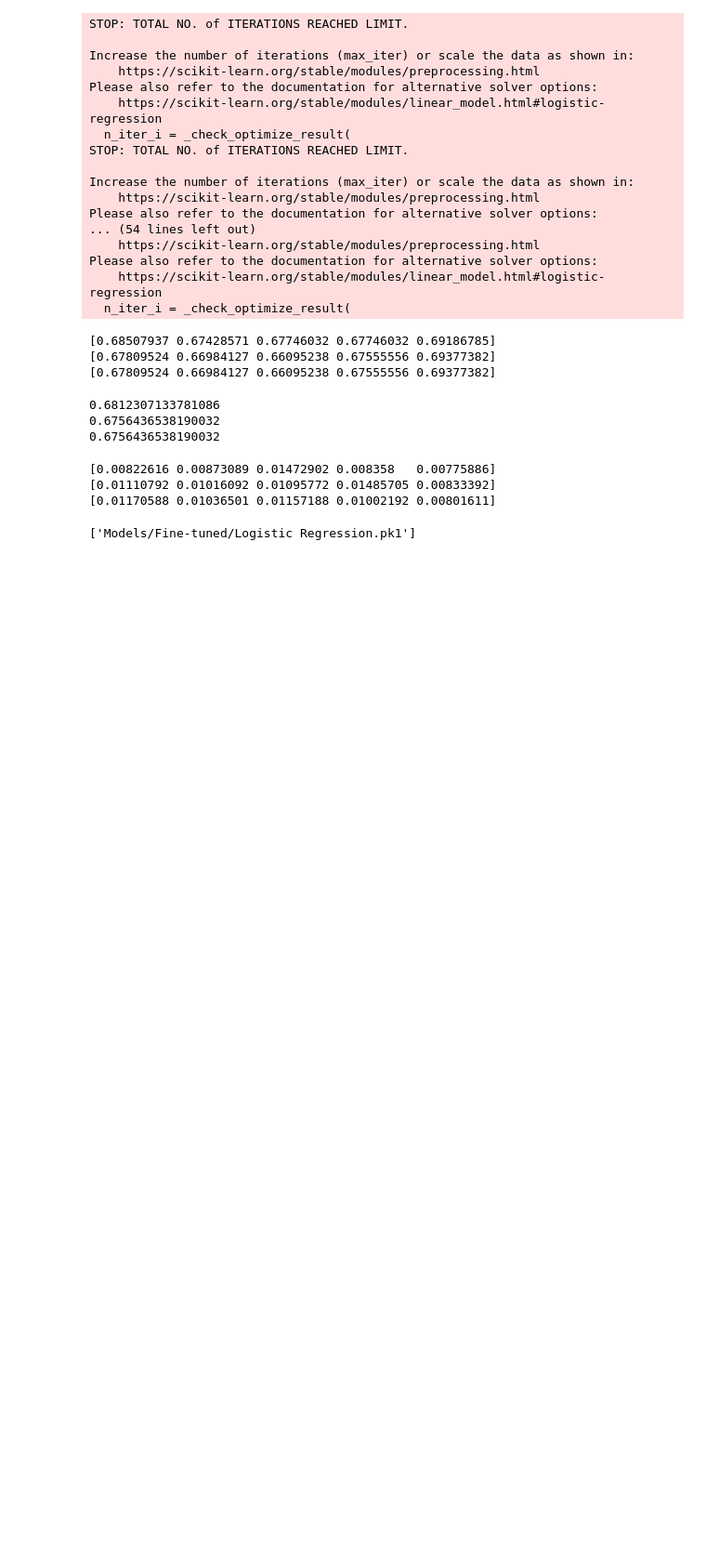
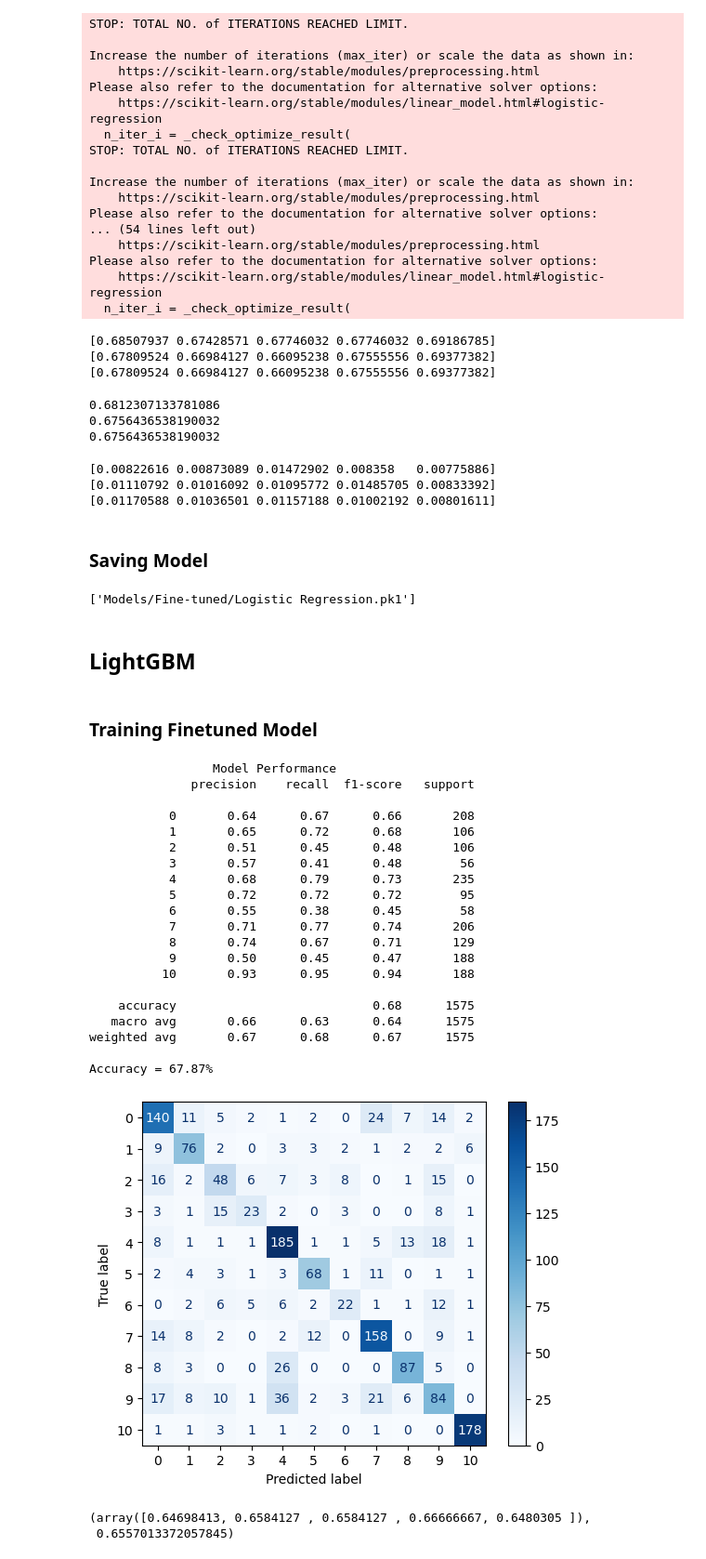
Before and after one commit to Prashant-Tiwari26/Using-movie-plot-for-genre-classification-, a Jupyter notebook: Transformer Approach/finetuned_models.ipynb, the cells around one changed output. Shown at 93% size. Drawn from its saved outputs; the diff is of its cells as text; code cells hidden in the pictures; blank space fills up the shorter version.

Commit message:
lightgbm finetuned added

```diff
--- a/Transformer Approach/finetuned_models.ipynb
+++ b/Transformer Approach/finetuned_models.ipynb
@@ -182,7 +194,39 @@ print(cv3['score_time'])
 [0.00822616 0.00873089 0.01472902 0.008358   0.00775886]
 [0.01110792 0.01016092 0.01095772 0.01485705 0.00833392]
 [0.01170588 0.01036501 0.01157188 0.01002192 0.00801611]
+# %% [markdown]
+### Saving Model
 # %%
 joblib.dump(lreg_ft, "Models/Fine-tuned/Logistic Regression.pk1")
 # %% [output]
 ['Models/Fine-tuned/Logistic Regression.pk1']
+# %% [markdown]
+## LightGBM
+# %% [markdown]
+### Training Finetuned Model
+# %%
+light = LGBMClassifier(colsample_bytree=0.8, max_depth=7, learning_rate=0.1, n_estimators=300, subsample=0.8)
+light.fit(x_train, y_train)
+performance(light, x_test, y_test)
+# %% [output]
+                 Model Performance
+              precision    recall  f1-score   support
+
+           0       0.64      0.67      0.66       208
+           1       0.65      0.72      0.68       106
+           2       0.51      0.45      0.48       106
+           3       0.57      0.41      0.48        56
+           4       0.68      0.79      0.73       235
+           5       0.72      0.72      0.72        95
+           6       0.55      0.38      0.45        58
+           7       0.71      0.77      0.74       206
+           8       0.74      0.67      0.71       129
+           9       0.50      0.45      0.47       188
+          10       0.93      0.95      0.94       188
+
+    accuracy                           0.68      1575
+   macro avg       0.66      0.63      0.64      1575
+weighted avg       0.67      0.68      0.67      1575
+
+Accuracy = 67.87%
+[figure, added]
@@ -188,0 +235,7 @@ joblib.dump(lreg_ft, "Models/Fine-tuned/Logistic Regression.pk1")
+# %%
+lg = LGBMClassifier()
+cv_l_ini = cross_validate(lg, x,y,cv=5,scoring='accuracy', n_jobs=3)
+cv_l_ini['test_score'], cv_l_ini['test_score'].mean()
+# %% [output]
+(array([0.64698413, 0.6584127 , 0.6584127 , 0.66666667, 0.6480305 ]),
+ 0.6557013372057845)
```
Also changed, not shown: parts of 9 cells of this notebook, 1 other file.
